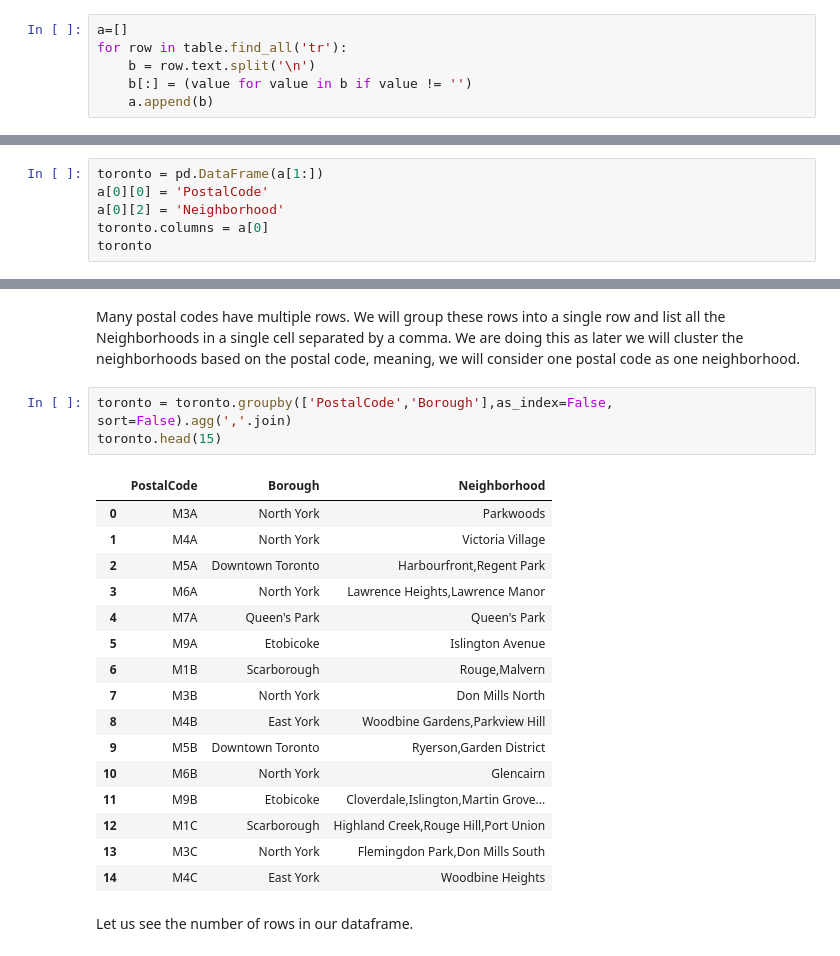
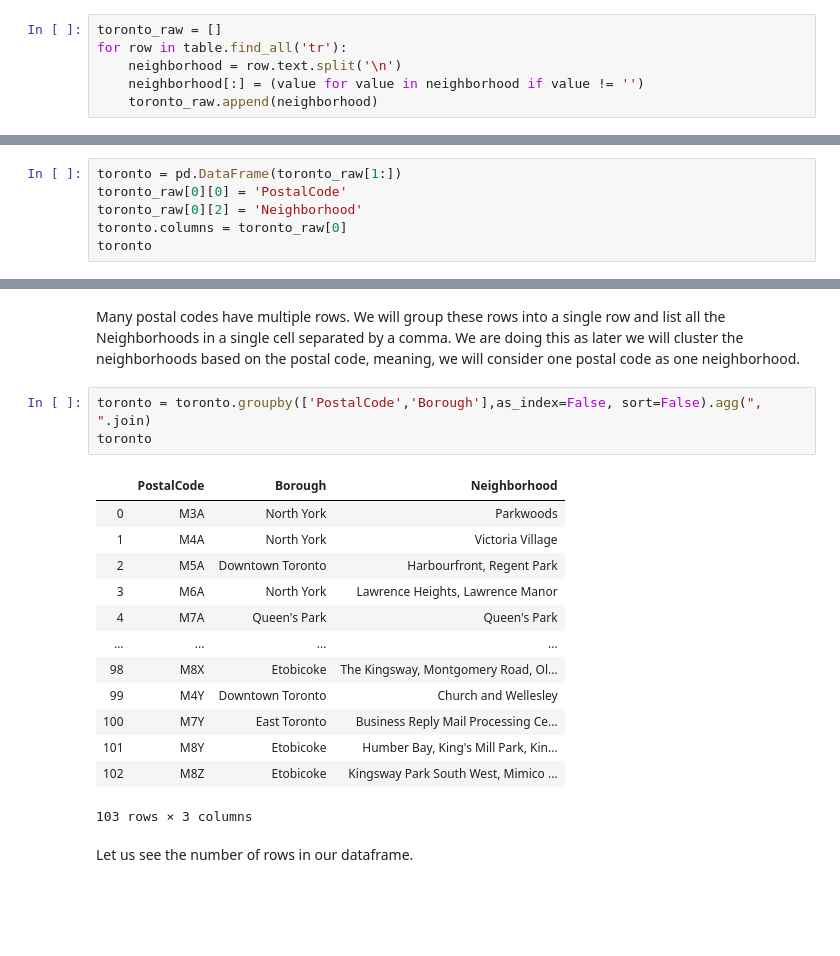
Before and after one commit to zaidpervez/Coursera_Capstone, a Jupyter notebook: Toronto_Neighborhood_Clustering.ipynb, the cells around one changed output, grey strips where cells are left out. Cells and saved outputs as stored; diff of their text form; blank space fills up the shorter version.

Commit message:
Updated notebook for the project to cluster Toronto neighborhoods

```diff
--- a/Toronto_Neighborhood_Clustering.ipynb
+++ b/Toronto_Neighborhood_Clustering.ipynb
@@ -64,18 +71,18 @@ table = soup.find('table', class_='wikitable sortable')
 # %% [markdown]
 Every row in the table is enclosed in the tag 'tr'. We will use this to fetch every row and append in a list.
 # %%
-a=[]
+toronto_raw = []
 for row in table.find_all('tr'):
-    b = row.text.split('\n')
-    b[:] = (value for value in b if value != '')
-    a.append(b)
+    neighborhood = row.text.split('\n')
+    neighborhood[:] = (value for value in neighborhood if value != '')
+    toronto_raw.append(neighborhood)
 # %% [markdown]
 Now let us create a Pandas dataframe from this list and name it 'toronto'.
 # %%
-toronto = pd.DataFrame(a[1:])
-a[0][0] = 'PostalCode'
-a[0][2] = 'Neighborhood'
-toronto.columns = a[0]
+toronto = pd.DataFrame(toronto_raw[1:])
+toronto_raw[0][0] = 'PostalCode'
+toronto_raw[0][2] = 'Neighborhood'
+toronto.columns = toronto_raw[0]
 toronto
 # %% [output]
 |  | PostalCode | Borough | Neighborhood |
@@ -136,25 +138,22 @@ toronto.head(10)
 # %% [markdown]
 Many postal codes have multiple rows. We will group these rows into a single row and list all the Neighborhoods in a single cell separated by a comma. We are doing this as later we will cluster the neighborhoods based on the postal code, meaning, we will consider one postal code as one neighborhood.
 # %%
-toronto = toronto.groupby(['PostalCode','Borough'],as_index=False, sort=False).agg(','.join)
-toronto.head(15)
+toronto = toronto.groupby(['PostalCode','Borough'],as_index=False, sort=False).agg(", ".join)
+toronto
 # %% [output]
 |  | PostalCode | Borough | Neighborhood |
 | 0 | M3A | North York | Parkwoods |
 | 1 | M4A | North York | Victoria Village |
-| 2 | M5A | Downtown Toronto | Harbourfront,Regent Park |
-| 3 | M6A | North York | Lawrence Heights,Lawrence Manor |
+| 2 | M5A | Downtown Toronto | Harbourfront, Regent Park |
+| 3 | M6A | North York | Lawrence Heights, Lawrence Manor |
 | 4 | M7A | Queen's Park | Queen's Park |
-| 5 | M9A | Etobicoke | Islington Avenue |
-| 6 | M1B | Scarborough | Rouge,Malvern |
-| 7 | M3B | North York | Don Mills North |
-| 8 | M4B | East York | Woodbine Gardens,Parkview Hill |
-| 9 | M5B | Downtown Toronto | Ryerson,Garden District |
-| 10 | M6B | North York | Glencairn |
-| 11 | M9B | Etobicoke | Cloverdale,Islington,Martin Grove... |
-| 12 | M1C | Scarborough | Highland Creek,Rouge Hill,Port Union |
-| 13 | M3C | North York | Flemingdon Park,Don Mills South |
-| 14 | M4C | East York | Woodbine Heights |
+| ... | ... | ... | ... |
+| 98 | M8X | Etobicoke | The Kingsway, Montgomery Road, Ol... |
+| 99 | M4Y | Downtown Toronto | Church and Wellesley |
+| 100 | M7Y | East Toronto | Business Reply Mail Processing Ce... |
+| 101 | M8Y | Etobicoke | Humber Bay, King's Mill Park, Kin... |
+| 102 | M8Z | Etobicoke | Kingsway Park South West, Mimico ... |
+103 rows × 3 columns
 # %% [markdown]
 Let us see the number of rows in our dataframe.
 # %%
```
Also changed, not shown: parts of 74 cells of this notebook.
